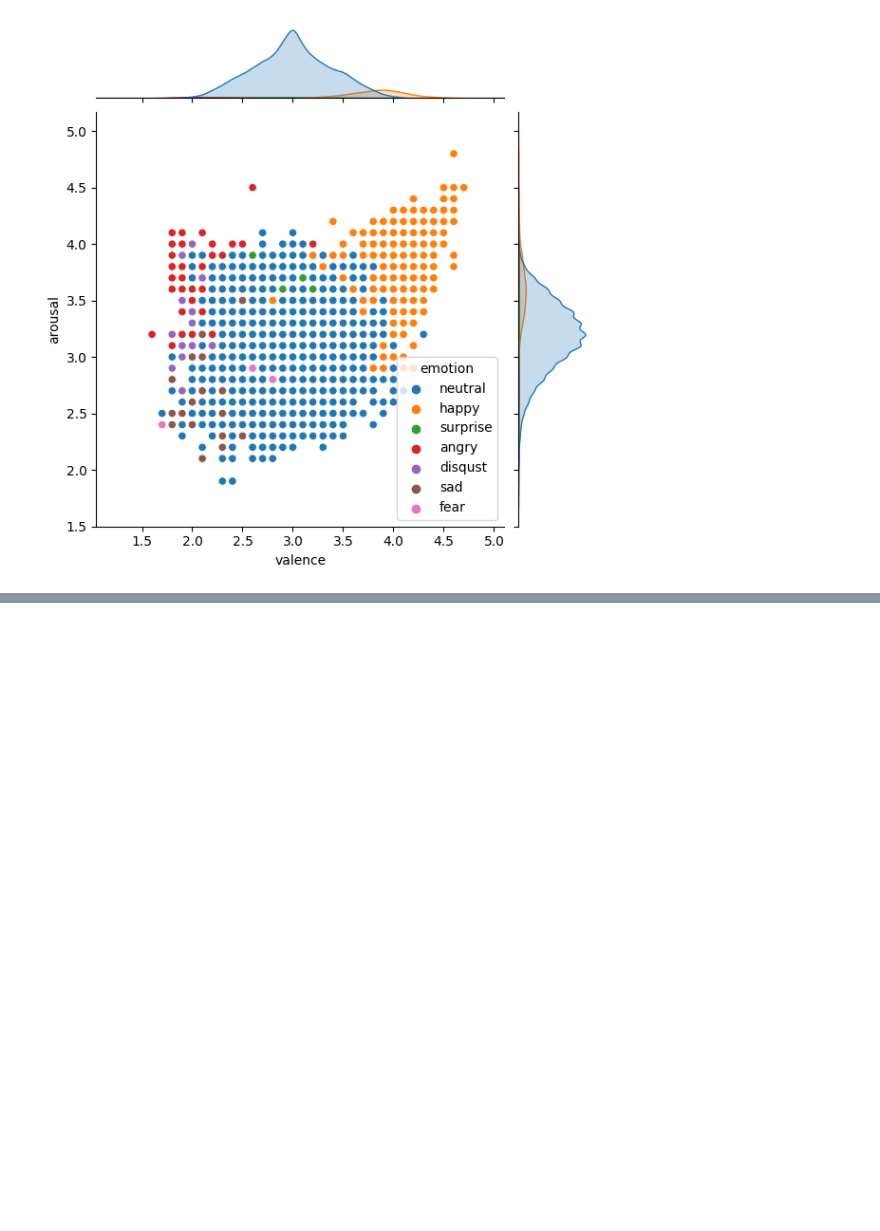
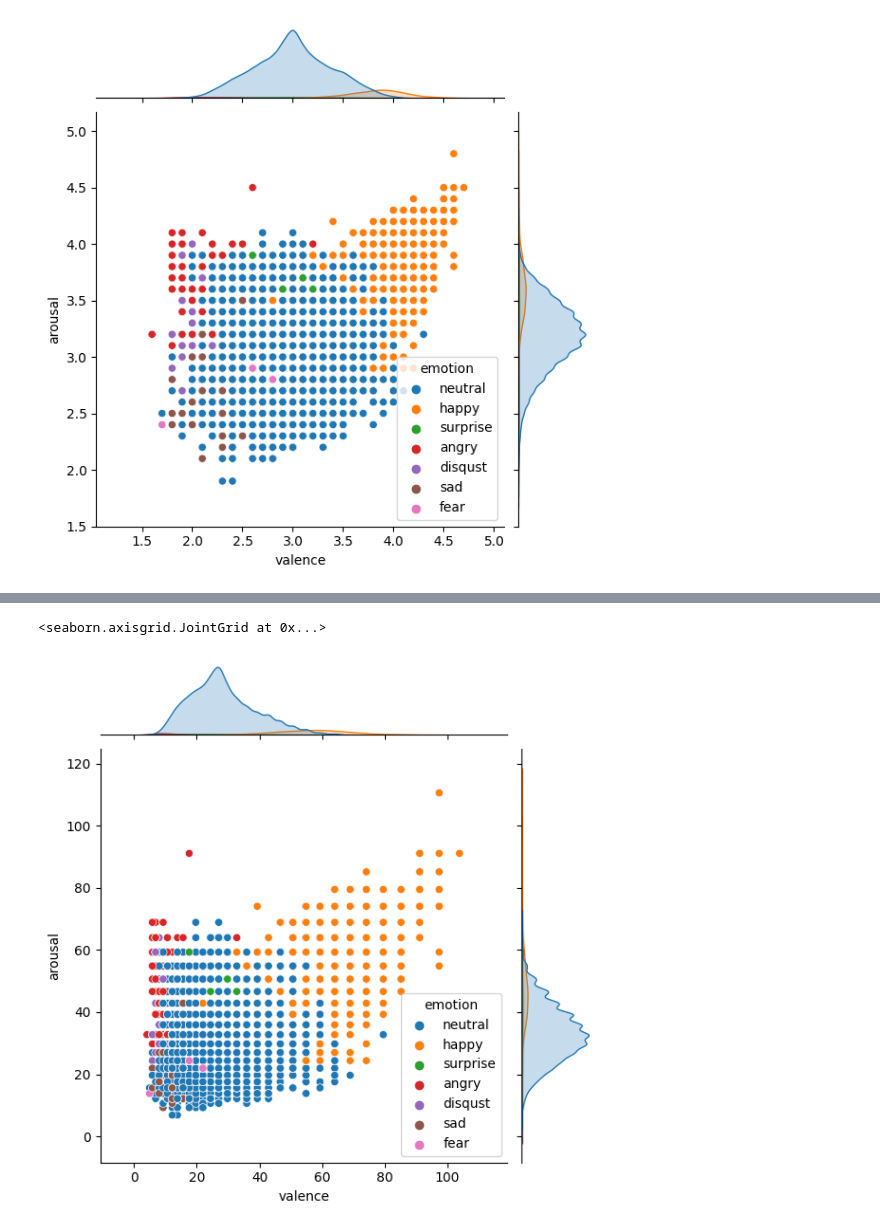
Before and after one commit to ARP-Lab/multi_modal, a Jupyter notebook: model/Clustering.ipynb, the cells around one changed output, grey strips where cells are left out. Saved outputs shown, nothing was run; the diff lists cells and outputs as text; code cells hidden in the pictures; blank space fills up the shorter version.

```diff
--- a/model/Clustering.ipynb
+++ b/model/Clustering.ipynb
@@ -119,0 +106,15 @@ sns.jointplot(x='valence', y='arousal', data=eva_df.iloc[several_target_index[1]
+# %%
+def power_movement(value, x):
+    return value ** x
+
+def parallel_movement(value, x):
+     return value + x
+
+def multiple_movement(value, x):
+     return value * x
+# %%
+t_eva_df['valence'] = eva_df['valence'].apply(parallel_movement, x = -1)
+t_eva_df['arousal'] = eva_df['arousal'].apply(parallel_movement, x = -1)
+
+t_eva_df['valence'] = eva_df['valence'].apply(power_movement, x = 3)
+t_eva_df['arousal'] = eva_df['arousal'].apply(power_movement, x = 3)
@@ -119,0 +136,2 @@ sns.jointplot(x='valence', y='arousal', data=eva_df.iloc[several_target_index[1]
+# %%
+t_eva_df = pd.DataFrame([eva_df['emotion'], t_eva_df['valence'], t_eva_df['arousal']]).T
@@ -119,0 +168,7 @@ sns.jointplot(x='valence', y='arousal', data=eva_df.iloc[several_target_index[1]
+# %%
+t_eva_df_single = t_eva_df.iloc[several_target_index[1]]
+# %%
+sns.jointplot(x='valence', y='arousal', data=t_eva_df_single, hue='emotion')
+# %% [output]
+<seaborn.axisgrid.JointGrid at 0x...>
+[figure, added]
```
Also changed, not shown: parts of 17 cells of this notebook, 3 other files.
